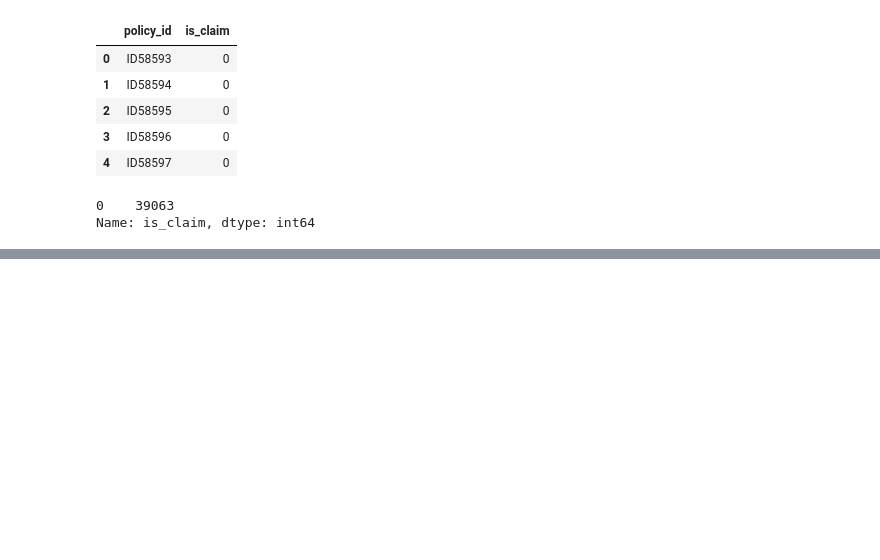
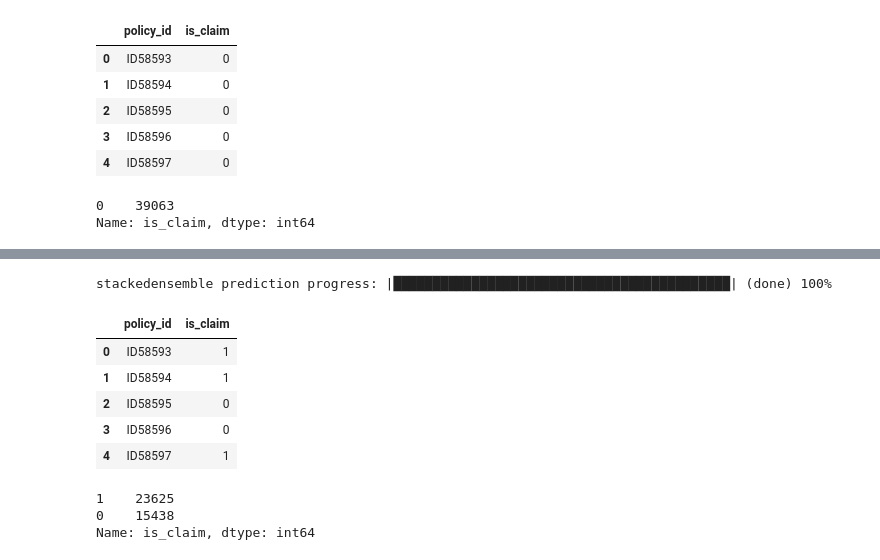
Before and after one commit to Joyfreaky/Dataverse, a Jupyter notebook: notebook/code.ipynb, the cells around one changed output, grey strips where cells are left out. Cells and saved outputs as stored; diff of their text form; code cells hidden in the pictures; blank space fills up the shorter version.

```diff
--- a/notebook/code.ipynb
+++ b/notebook/code.ipynb
@@ -439,0 +551,27 @@ submission.to_csv('/home/joydipb/Documents/Dataverse/data/submission.csv', index
+# %%
+# Choose the best model
+model = aml.leader
+
+# Make predictions on the test set and use threshold of 0.5
+preds = model.predict(test_h2o).as_data_frame()['predict'].apply(lambda x: 1 if x > 0.05 else 0)
+
+# Create a dataframe with the policy_id and the predictions
+submission = pd.DataFrame({'policy_id': test['policy_id'], 'is_claim': preds})
+
+# Check the first five rows of the submission file
+submission.head()
+# %% [output]
+stackedensemble prediction progress: |███████████████████████████████████████████| (done) 100%
+|  | policy_id | is_claim |
+| 0 | ID58593 | 1 |
+| 1 | ID58594 | 1 |
+| 2 | ID58595 | 0 |
+| 3 | ID58596 | 0 |
+| 4 | ID58597 | 1 |
+# %%
+# Check the class distribution of the submission file
+submission['is_claim'].value_counts()
+# %% [output]
+1    23625
+0    15438
+Name: is_claim, dtype: int64
```
Also changed, not shown: parts of 8 cells of this notebook, 19 other files.
